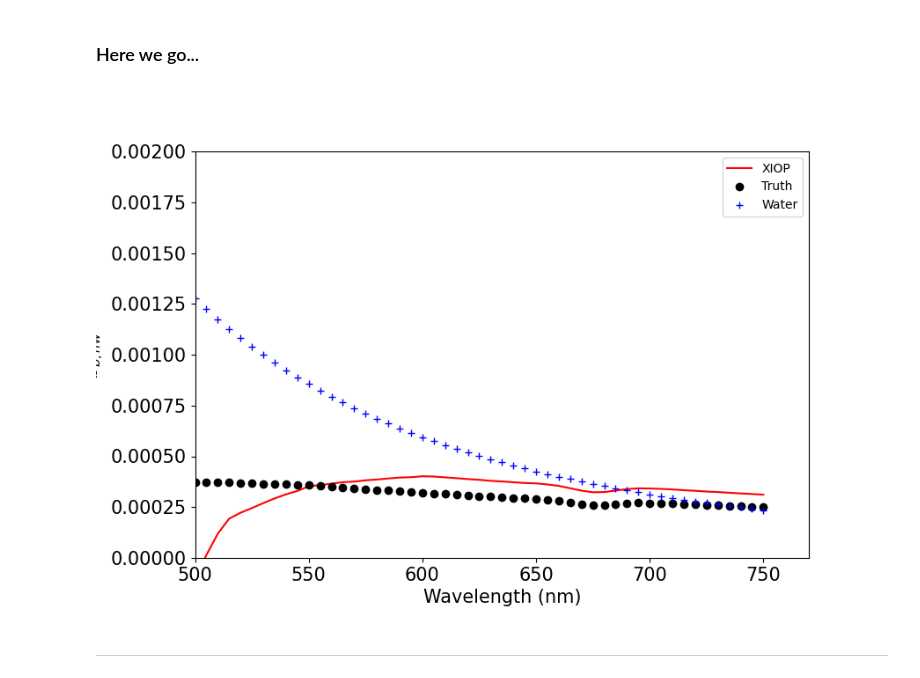
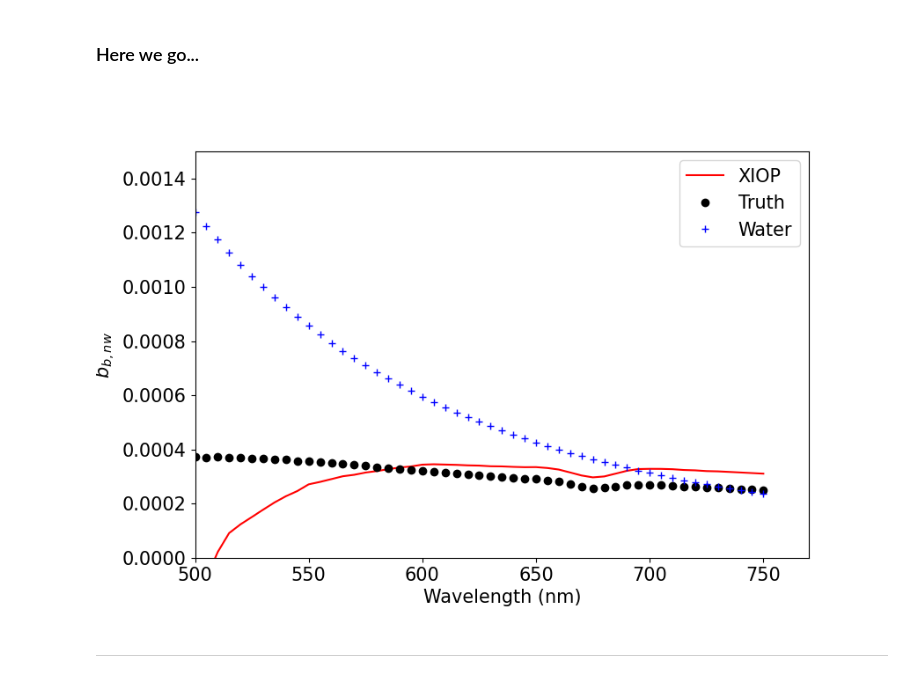
Before and after one commit to ocean-colour/xiop, a Jupyter notebook: nb/First_bbnw.ipynb, the cells around one changed output. Saved outputs shown, nothing was run; the diff lists cells and outputs as text; code cells hidden in the pictures.

```diff
--- a/nb/First_bbnw.ipynb
+++ b/nb/First_bbnw.ipynb
@@ -67,6 +67,8 @@ plt.show()
 ## Hansen Coefficients
 # %%
 reload(inversion)
+dataset = 'loisel23'
+extras = {'X':1, 'Y':0}
 H1, H2 = inversion.calc_Hcoeff(l23_wave, dataset, extras)
 # %% [markdown]
 ## $D$
@@ -99,24 +101,24 @@ bbnw = inversion.retrieve_bbnw(aw, bbw, D)
 # %%
 scl = 1.
 fig = plt.figure(figsize=(9,6))
 ax = plt.gca()
 ax.plot(l23_wave, bbnw/scl, 'r-', label='XIOP')
 ax.plot(l23_wave, l23_bbnw[idx], 'ko', label='Truth')
 ax.plot(l23_wave, bbw, 'b+', label='Water')
 #
 ax.set_xlabel('Wavelength (nm)')
 ax.set_ylabel(r'$b_{b,nw}$')
 #
 #ax.set_yscale('log')
-ax.set_ylim(0., 0.002)
+ax.set_ylim(0., 0.0015)
 ax.set_xlim(500., None)
 #
 plotting.set_fontsize(ax, 15)
-ax.legend()
+ax.legend(fontsize=15.)
 #
 plt.show()
 # %% [output]
-[figure, old version]
+[figure, new version]
 # %% [markdown]
 ----
 # %% [markdown]
```
Also changed, not shown: parts of 2 cells of this notebook, 2 other files.
